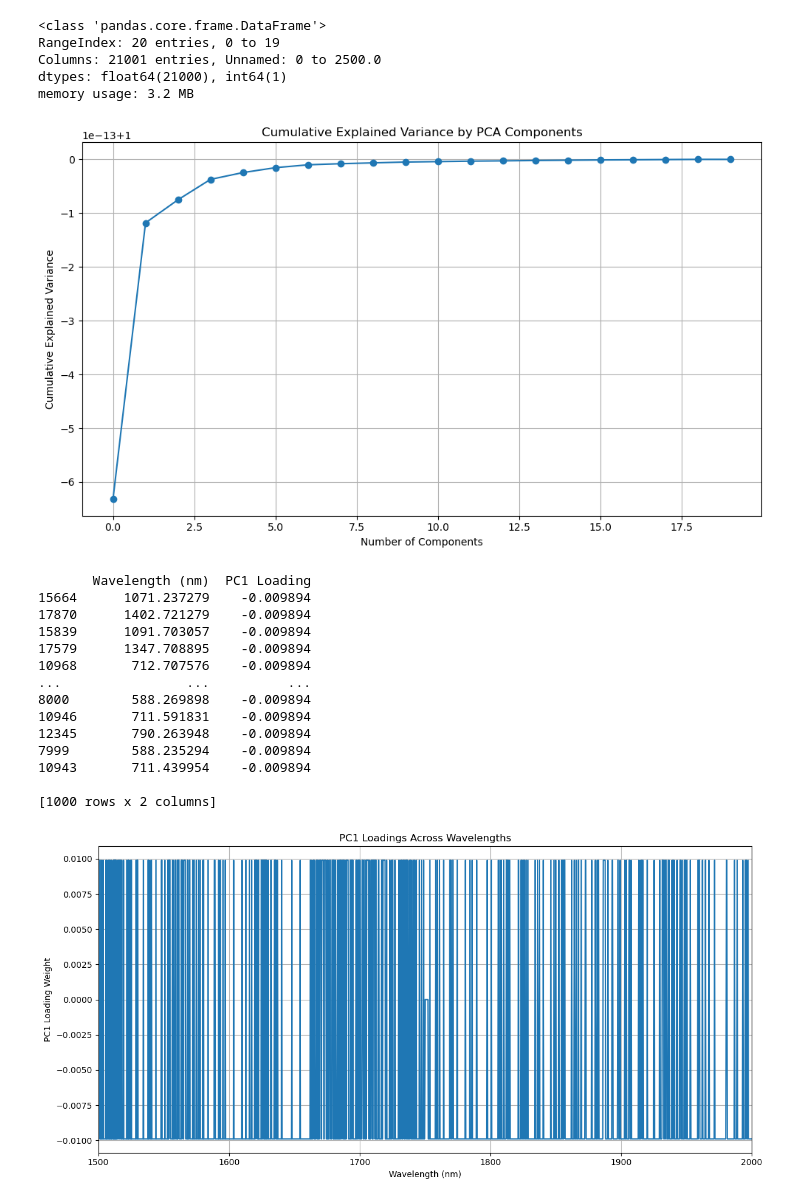
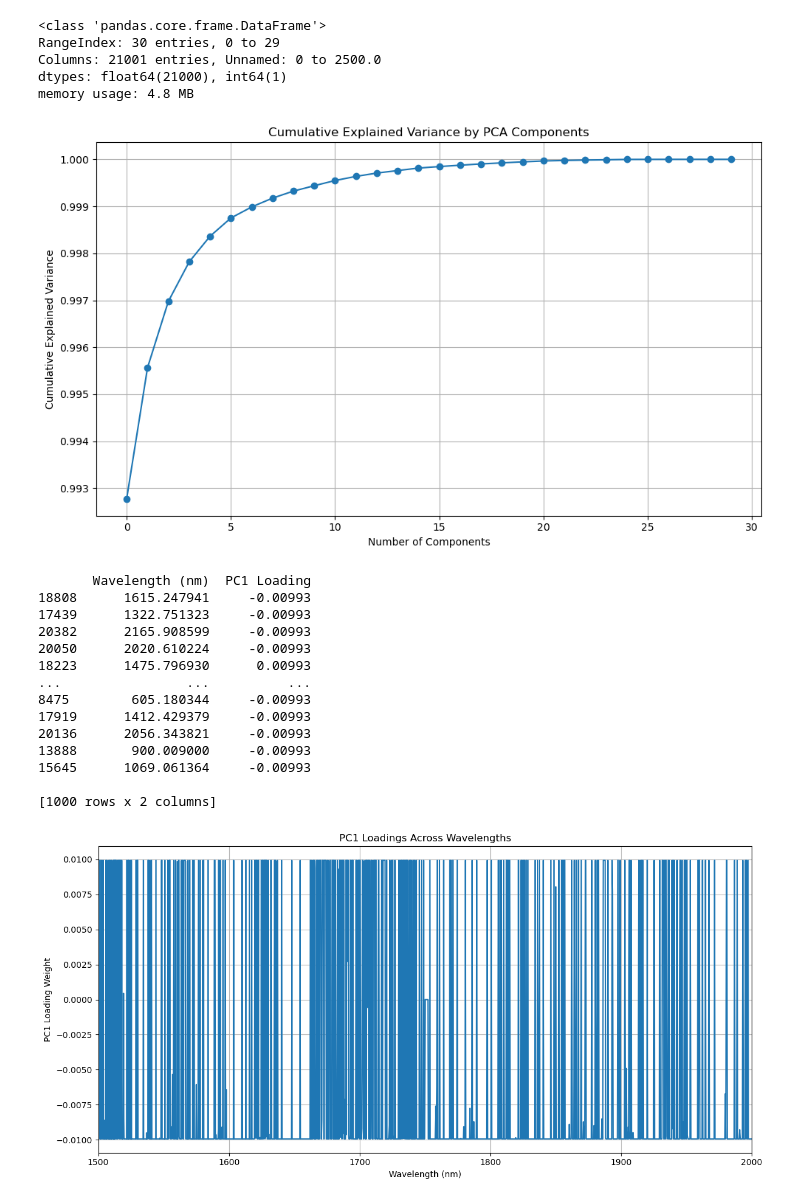
Before and after one commit to vpjuguilon/Physics-215_Project-PRISM, a Jupyter notebook: PCA.ipynb, the cells around one changed output. Cells and saved outputs as stored; diff of their text form; code cells hidden in the pictures.

```diff
--- a/PCA.ipynb
+++ b/PCA.ipynb
@@ -6,43 +6,43 @@ import numpy as np
 import pandas as pd
 
 # Load the CSV file
-file_path = "spectra.csv"
+file_path = "spectra2.csv"
 df = pd.read_csv(file_path)
 
 # Display basic info and the first few rows
 df.info(), df.head()
 
 # Drop the first column (index)
 data = df.drop(columns=df.columns[0])
 
 # Standardize the data
 scaler = StandardScaler()
 data_scaled = scaler.fit_transform(data)
 
 # Perform PCA
 pca = PCA()
 pca_result = pca.fit_transform(data_scaled)
 
 # Explained variance
 explained_variance_ratio = pca.explained_variance_ratio_
 cumulative_variance = np.cumsum(explained_variance_ratio)
 
 # Plot cumulative variance
 plt.figure(figsize=(10, 6))
 plt.plot(cumulative_variance, marker='o')
 plt.title('Cumulative Explained Variance by PCA Components')
 plt.xlabel('Number of Components')
 plt.ylabel('Cumulative Explained Variance')
 plt.grid(True)
 plt.tight_layout()
 plt.show()
 # %% [output]
 <class 'pandas.core.frame.DataFrame'>
-RangeIndex: 20 entries, 0 to 19
+RangeIndex: 30 entries, 0 to 29
 Columns: 21001 entries, Unnamed: 0 to 2500.0
 dtypes: float64(21000), int64(1)
-memory usage: 3.2 MB
+memory usage: 4.8 MB
-[figure, old version]
+[figure, new version]
 # %%
 # Get the wavelengths (column names)
 wavelengths = data.columns.astype(float)
@@ -64,17 +64,17 @@ top_loadings = loadings_df.reindex(loadings_df['PC1 Loading'].abs().sort_values(
 print(top_loadings.head(1000))
 # %% [output]
        Wavelength (nm)  PC1 Loading
-15664      1071.237279    -0.009894
-17870      1402.721279    -0.009894
-15839      1091.703057    -0.009894
-17579      1347.708895    -0.009894
-10968       712.707576    -0.009894
+18808      1615.247941     -0.00993
+17439      1322.751323     -0.00993
+20382      2165.908599     -0.00993
+20050      2020.610224     -0.00993
+18223      1475.796930      0.00993
 ...                ...          ...
-8000        588.269898    -0.009894
-10946       711.591831    -0.009894
-12345       790.263948    -0.009894
-7999        588.235294    -0.009894
-10943       711.439954    -0.009894
+8475        605.180344     -0.00993
+17919      1412.429379     -0.00993
+20136      2056.343821     -0.00993
+13888       900.009000     -0.00993
+15645      1069.061364     -0.00993
 
 [1000 rows x 2 columns]
 # %%
@@ -90,5 +90,5 @@ plt.tight_layout()
 plt.xlim(1500,2000)
 plt.show()
 # %% [output]
-[figure, old version]
+[figure, new version]
 # %%
```
Also changed, not shown: parts of 3 cells of this notebook, 4 other files.
